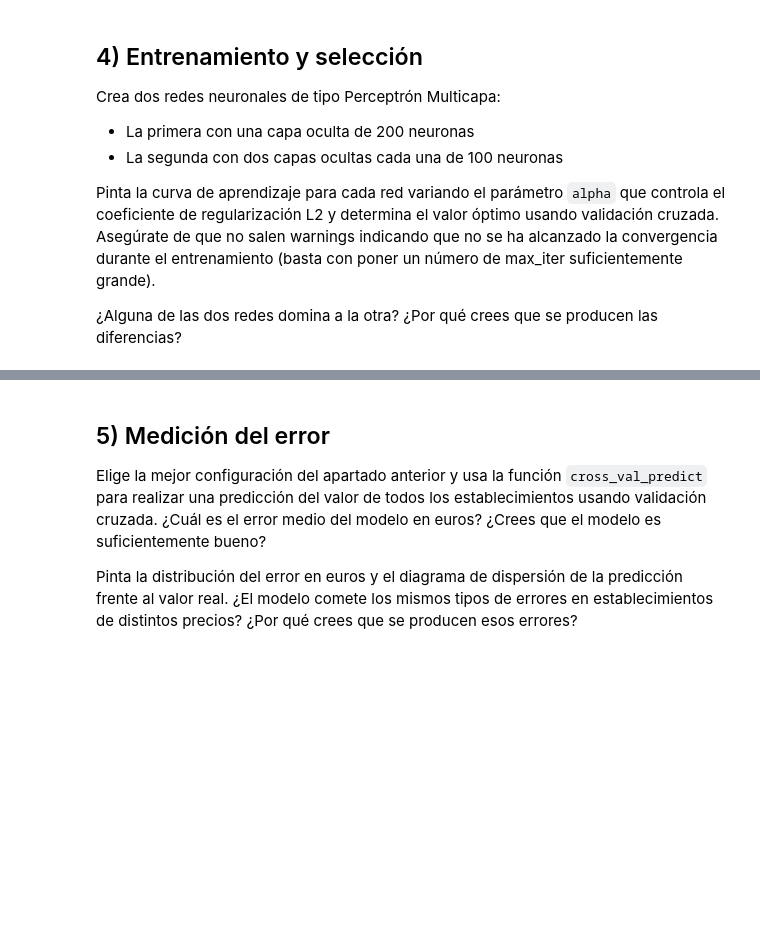
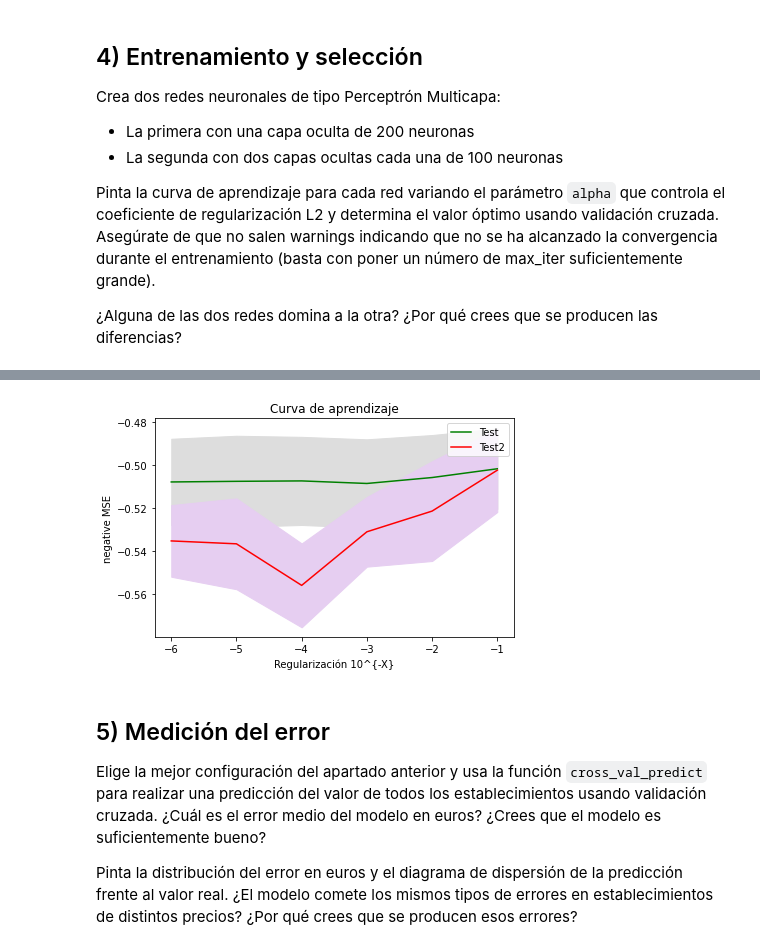
Before and after one commit to Arkh3/IA2_repo, a Jupyter notebook: Practica2/Practica/P3_regresion.ipynb, the cells around one changed output, grey strips where cells are left out. Drawn from its saved outputs; the diff is of its cells as text; code cells hidden in the pictures; blank space fills up the shorter version.

```diff
--- a/Practica2/Practica/P3_regresion.ipynb
+++ b/Practica2/Practica/P3_regresion.ipynb
@@ -157,7 +264,7 @@ Pinta la curva de aprendizaje para cada red variando el parámetro `alpha` que c
 
 ¿Alguna de las dos redes domina a la otra? ¿Por qué crees que se producen las diferencias?
 # %%
-# Con 100 nodos en la capa oculta
+# Con 200 nodos en la capa oculta
 from sklearn.neural_network import MLPRegressor
 from sklearn.model_selection import cross_val_score
 from sklearn.metrics import mean_squared_error
@@ -170,11 +277,11 @@ cv_scores_std=[]
 regul_param_range = 10.0 ** -np.arange(1, 7) # [0.1, 0.01, ..., 0.0000001]
 for regul_param in regul_param_range:
     # Aumentamos el parámetro max_iter hasta que converja
-    mlp=MLPRegressor(hidden_layer_sizes=(100, ), activation='relu', solver='adam', alpha=regul_param, batch_size=100,
+    mlp=MLPRegressor(hidden_layer_sizes=(200, ), activation='relu', solver='adam', alpha=regul_param, batch_size=100,
              learning_rate='constant', learning_rate_init=0.001, max_iter=500, random_state=RANDOM_STATE)
 
     # El error es neg_mean_squared_error el MSE en negativo!! Más pequeño peor.
-    scores = cross_val_score(mlp, dataX_scaled, dataY_scaled.ravel(), cv=5, scoring='neg_mean_squared_error')
+    scores = cross_val_score(mlp, desPisos_scaled, target_scaled.ravel(), cv=5, scoring='neg_mean_squared_error')
 
     cv_scores_mean.append(scores.mean())
     cv_scores_std.append(scores.std())
@@ -216,7 +321,9 @@ KeyboardInterrupt:
 # %%
-# Con 200 nodos en la capa oculta, cambiar nombres
 cv_scores_mean=[]
 cv_scores_std=[]
+
+cv_scores_mean2=[]
+cv_scores_std2=[]
 
 # Entrenar y validar distintas configuraciones
 regul_param_range = 10.0 ** -np.arange(1, 7) # [0.1, 0.01, ..., 0.0000001]
@@ -224,11 +331,15 @@ for regul_param in regul_param_range:
     # Aumentamos el parámetro max_iter hasta que converja
     mlp=MLPRegressor(hidden_layer_sizes=(200, ), activation='relu', solver='adam', alpha=regul_param, batch_size=100,
              learning_rate='constant', learning_rate_init=0.001, max_iter=500, random_state=RANDOM_STATE)
-
+    mlp2 = MLPRegressor(hidden_layer_sizes=(100,100 ), activation='relu', solver='adam', alpha=regul_param, batch_size=100,
+             learning_rate='constant', learning_rate_init=0.001, max_iter=500, random_state=RANDOM_STATE)
     # El error es neg_mean_squared_error el MSE en negativo!! Más pequeño peor.
-    scores = cross_val_score(mlp, dataX_scaled, dataY_scaled.ravel(), cv=5, scoring='neg_mean_squared_error')
-
+    scores = cross_val_score(mlp, desPisos_scaled, target_scaled.ravel(), cv=5, scoring='neg_mean_squared_error')
+    scores2 = cross_val_score(mlp2, desPisos_scaled, target_scaled.ravel(), cv=5, scoring='neg_mean_squared_error')
     cv_scores_mean.append(scores.mean())
     cv_scores_std.append(scores.std())
 
-cv_scores_mean, cv_scores_std
+    cv_scores_mean2.append(scores2.mean())
+    cv_scores_std2.append(scores2.std())
+
+cv_scores_mean, cv_scores_std,cv_scores_mean2, cv_scores_std2
@@ -235,3 +364,27 @@ cv_scores_mean, cv_scores_std
+# %%
+import matplotlib.pyplot as plt
+
+# Dibujamos la línea de la exactitud media en las partes de test
+plt.plot(np.log10(regul_param_range), cv_scores_mean, color="g", label="Test")
+plt.plot(np.log10(regul_param_range), cv_scores_mean2, color="r", label="Test2")
+
+# Dibujamos la banda de la desviación típica
+lower_limit = np.array(cv_scores_mean) - np.array(cv_scores_std)
+upper_limit = np.array(cv_scores_mean) + np.array(cv_scores_std)
+plt.fill_between(np.log10(regul_param_range), lower_limit, upper_limit, color="#DDDDDD")
+
+# Dibujamos la banda de la desviación típica
+lower_limit = np.array(cv_scores_mean2) - np.array(cv_scores_std2)
+upper_limit = np.array(cv_scores_mean2) + np.array(cv_scores_std2)
+plt.fill_between(np.log10(regul_param_range), lower_limit, upper_limit, color="#e6cef1")
+
+# Creamos el gráfico
+plt.title("Curva de aprendizaje")
+plt.xlabel("Regularización 10^{-X}"), plt.ylabel("negative MSE"), plt.legend(loc="best")
+plt.tight_layout()
+plt.show()
+# %% [output]
+[figure, added]
 # %% [markdown]
 ## 5) Medición del error
 
```
Also changed, not shown: parts of 14 cells of this notebook, 1 other file.
